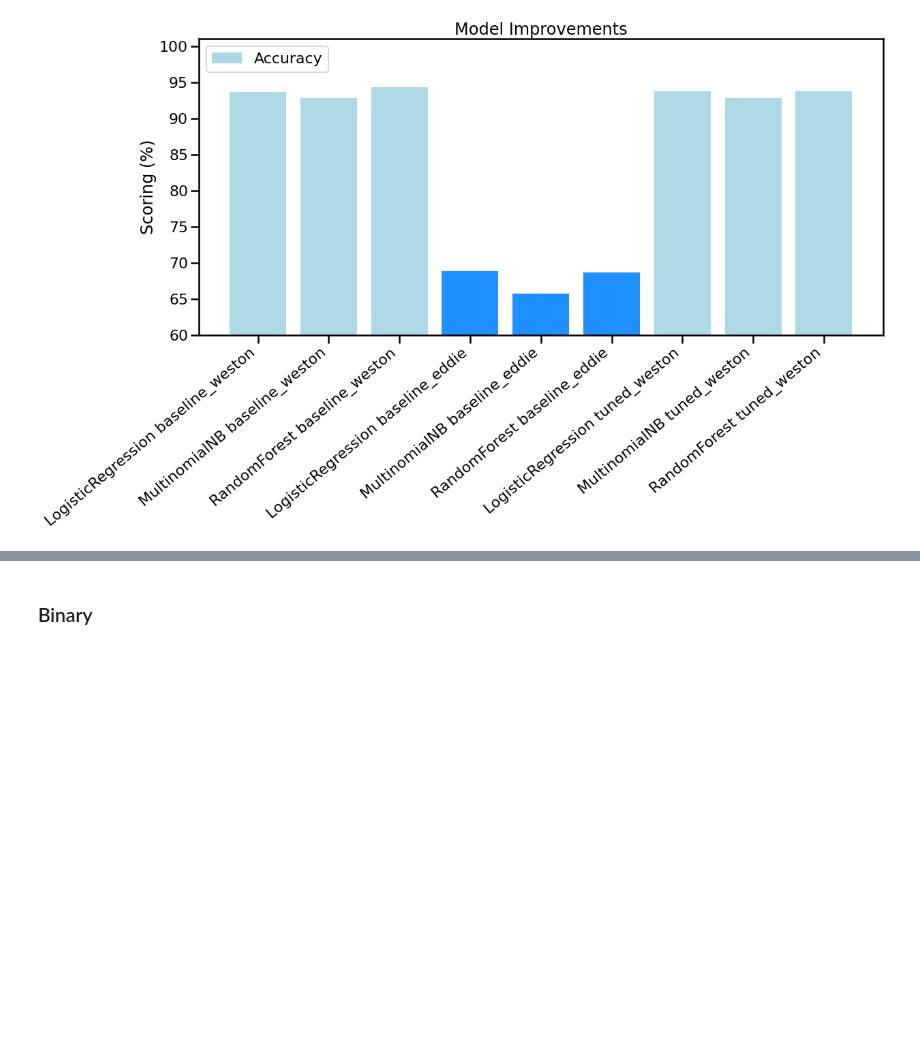
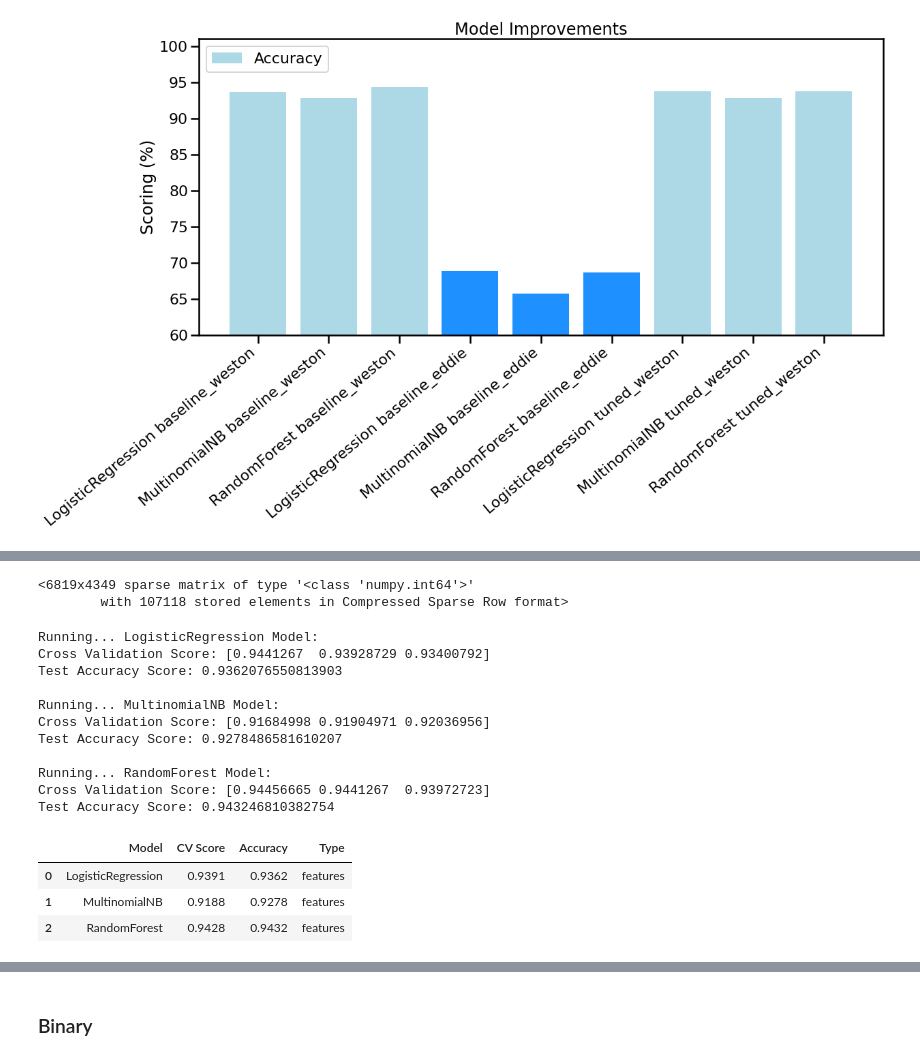
Before and after one commit to ValeriaVF/Twitter-Sentiment-Analysis-Using-NLP, a Jupyter notebook: weston-eda-modeling.ipynb, the cells around one changed output, grey strips where cells are left out. Cells and saved outputs as stored; diff of their text form; code cells hidden in the pictures; blank space fills up the shorter version.

```diff
--- a/weston-eda-modeling.ipynb
+++ b/weston-eda-modeling.ipynb
@@ -443,5 +453,5 @@ Test Accuracy Score: 0.943246810382754
 # %%
-results = run_model(base_models, 'baseline_eddie', clean_and_tokenized['tweet_text_tokenized'], clean_and_tokenized.emotion_num)
+results = run_models(base_models, 'baseline_eddie', clean_and_tokenized['tweet_text_tokenized'], clean_and_tokenized.emotion_num)
 results
 # %% [output]
 Running... LogisticRegression Model:
@@ -470,7 +480,7 @@ tuned_models = {'LogisticRegression':
                   {'classifier': RandomForestClassifier(max_depth=10, n_estimators=1000, random_state=SEED)},
               }
 # %%
-hypter_tuned_results = run_model(tuned_models, 'tuned_weston', df_clean.tweet_text_token, df_clean.emotion_bin)
+hypter_tuned_results = run_models(tuned_models, 'tuned_weston', df_clean.tweet_text_token, df_clean.emotion_bin)
 hypter_tuned_results
 # %% [output]
 Running... LogisticRegression Model:
@@ -524,0 +617,20 @@ plt.show();
+# %%
+run_models(base_models, 'features', features_X, df_clean.emotion_bin)
+# %% [output]
+<6819x4349 sparse matrix of type '<class 'numpy.int64'>'
+        with 107118 stored elements in Compressed Sparse Row format>
+Running... LogisticRegression Model:
+Cross Validation Score: [0.9441267  0.93928729 0.93400792]
+Test Accuracy Score: 0.9362076550813903
+
+Running... MultinomialNB Model:
+Cross Validation Score: [0.91684998 0.91904971 0.92036956]
+Test Accuracy Score: 0.9278486581610207
+
+Running... RandomForest Model:
+Cross Validation Score: [0.94456665 0.9441267  0.93972723]
+Test Accuracy Score: 0.943246810382754
+|  | Model | CV Score | Accuracy | Type |
+| 0 | LogisticRegression | 0.9391 | 0.9362 | features |
+| 1 | MultinomialNB | 0.9188 | 0.9278 | features |
+| 2 | RandomForest | 0.9428 | 0.9432 | features |
```
Also changed, not shown: parts of 15 cells of this notebook.
